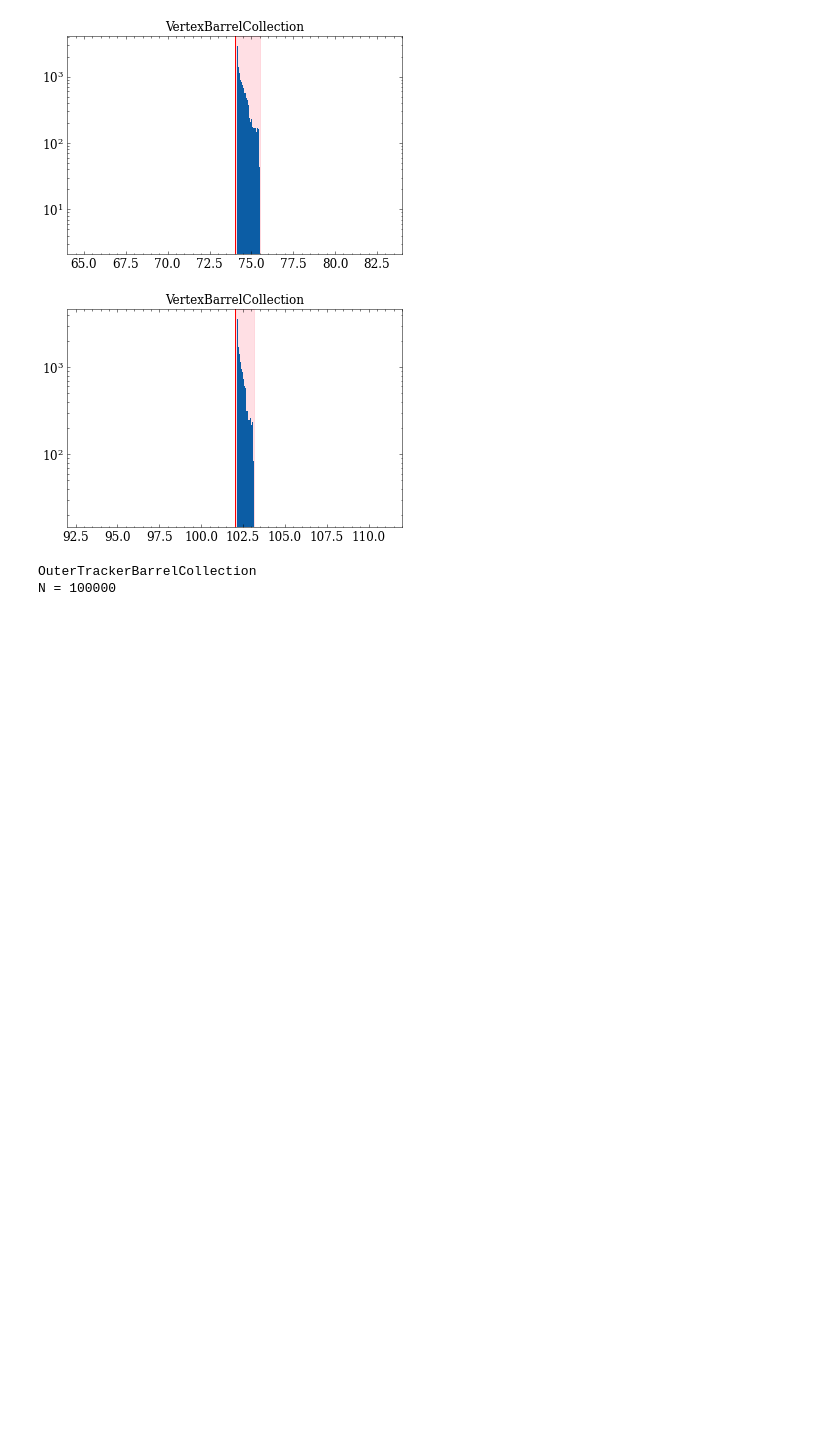
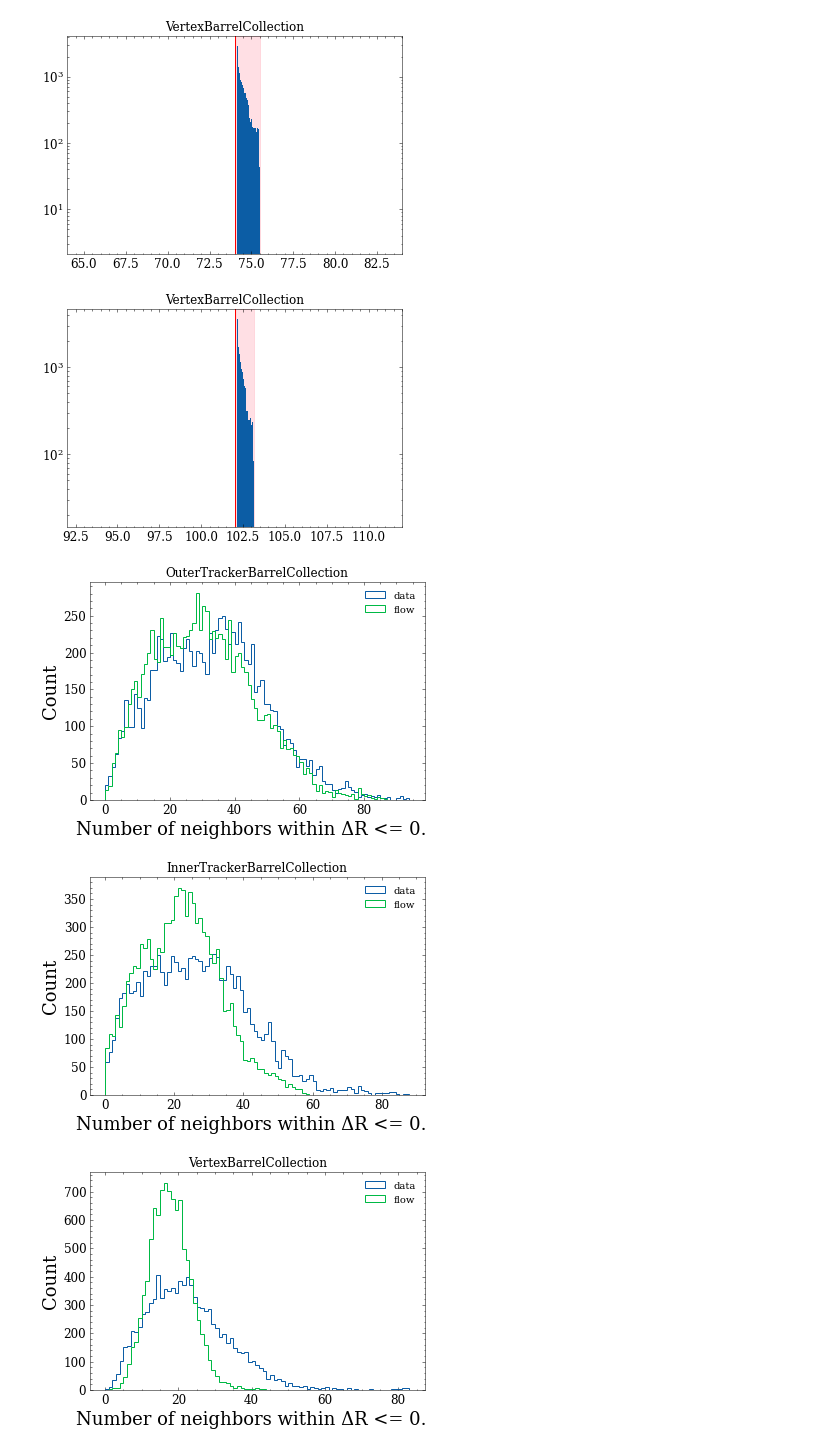
Before and after one commit to rmastand/fast_tracker_BIBgen_mucoll, a Jupyter notebook: get_radius_bounds.ipynb, the cells around one changed output. Cells and saved outputs as stored; diff of their text form; code cells hidden in the pictures; blank space fills up the shorter version.

Commit message:
numba

```diff
--- a/get_radius_bounds.ipynb
+++ b/get_radius_bounds.ipynb
@@ -185,30 +261,31 @@ def get_delta_R_neighbors(data_array, R, NN):
 # %%
 paths = {
 "OuterTrackerBarrelCollection":"/pscratch/sd/r/rmastand/muon_collider/npys/flow_samples/OuterTrackerBarrelCollection_NCSF_OTBC_S_2048.npy",
     "InnerTrackerBarrelCollection":"/pscratch/sd/r/rmastand/muon_collider/npys/flow_samples/InnerTrackerBarrelCollection_NCSF_ITBC_S_2048.npy",
     "VertexBarrelCollection":"/pscratch/sd/r/rmastand/muon_collider/npys/flow_samples/VertexBarrelCollection_NCSF_VBC_S_2048.npy",
 }
 for col_name in data_dict.keys():
 
-    neighbor_counts_data = get_delta_R_neighbors(data_dict[col_name], 0.1, 100000)
+    neighbor_counts_data = get_delta_R_neighbors_numba_exact(data_dict[col_name], 0.1, 10000)
 
 
     a = np.load(paths[col_name])
-    neighbor_counts_flow = get_delta_R_neighbors(a, 0.1, 100000)
+    neighbor_counts_flow = get_delta_R_neighbors_numba_exact(a, 0.1, 10000)
 
     max_val0 = np.max(neighbor_counts_data)
     max_val1 = np.max(neighbor_counts_flow)
     max_val = np.max([max_val0, max_val1])
 
 
     plt.figure()
     plt.hist(neighbor_counts_data, bins=np.arange(0, max_val, 1), histtype = "step", label = "data")
     plt.hist(neighbor_counts_flow, bins=np.arange(0, max_val, 1), histtype = "step", label = "flow")
     plt.legend()
-    plt.xlabel("Number of neighbors within ΔR < 0.1")
+    plt.xlabel("Number of neighbors within ΔR <= 0.1")
     plt.ylabel("Count")
     plt.title(col_name)
     plt.show()
 # %% [output]
-OuterTrackerBarrelCollection
-N = 100000
+[figure, added]
+[figure, added]
+[figure, added]
```
Also changed, not shown: parts of 2 cells of this notebook, 1 other file.
